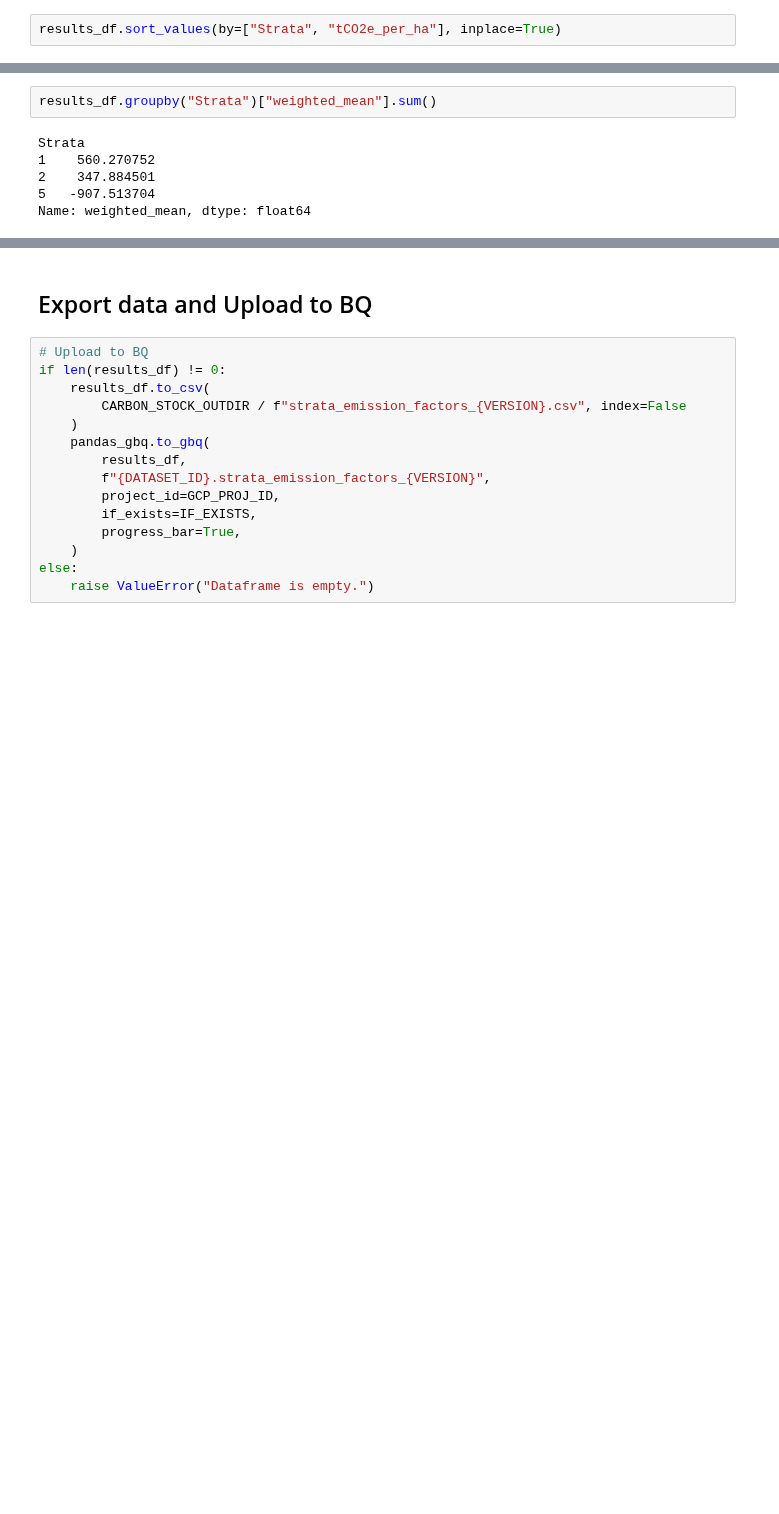
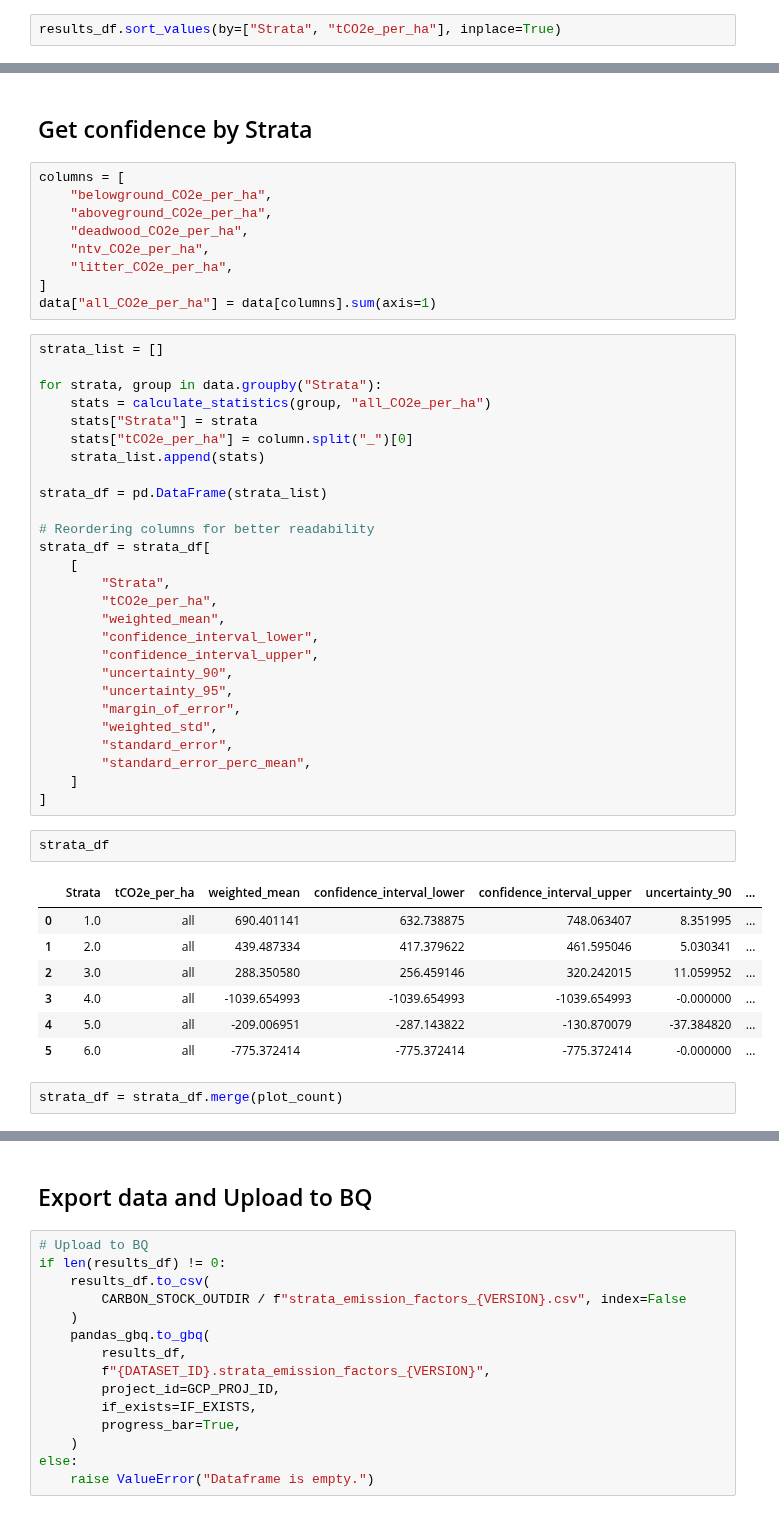
Before and after one commit to rnvllflores/ERRCalculator, a Jupyter notebook: notebooks/02_carbon_stock/04_uncertainty_per_strata.ipynb, the cells around one changed output, grey strips where cells are left out. Saved outputs shown, nothing was run; the diff lists cells and outputs as text; blank space fills up the shorter version.

```diff
--- a/notebooks/02_carbon_stock/04_uncertainty_per_strata.ipynb
+++ b/notebooks/02_carbon_stock/04_uncertainty_per_strata.ipynb
@@ -415,8 +424,50 @@ results_df[
-# %%
-results_df.groupby("Strata")["weighted_mean"].sum()
-# %% [output]
-Strata
-1    560.270752
-2    347.884501
-5   -907.513704
-Name: weighted_mean, dtype: float64
+# %% [markdown]
+## Get confidence by Strata
+# %%
+columns = [
+    "belowground_CO2e_per_ha",
+    "aboveground_CO2e_per_ha",
+    "deadwood_CO2e_per_ha",
+    "ntv_CO2e_per_ha",
+    "litter_CO2e_per_ha",
+]
+data["all_CO2e_per_ha"] = data[columns].sum(axis=1)
+# %%
+strata_list = []
+
+for strata, group in data.groupby("Strata"):
+    stats = calculate_statistics(group, "all_CO2e_per_ha")
+    stats["Strata"] = strata
+    stats["tCO2e_per_ha"] = column.split("_")[0]
+    strata_list.append(stats)
+
+strata_df = pd.DataFrame(strata_list)
+
+# Reordering columns for better readability
+strata_df = strata_df[
+    [
+        "Strata",
+        "tCO2e_per_ha",
+        "weighted_mean",
+        "confidence_interval_lower",
+        "confidence_interval_upper",
+        "uncertainty_90",
+        "uncertainty_95",
+        "margin_of_error",
+        "weighted_std",
+        "standard_error",
+        "standard_error_perc_mean",
+    ]
+]
+# %%
+strata_df
+# %% [output]
+|  | Strata | tCO2e_per_ha | weighted_mean | confidence_interval_lower | confidence_interval_upper | uncertainty_90 | ... |
+| 0 | 1.0 | all | 690.401141 | 632.738875 | 748.063407 | 8.351995 | ... |
+| 1 | 2.0 | all | 439.487334 | 417.379622 | 461.595046 | 5.030341 | ... |
+| 2 | 3.0 | all | 288.350580 | 256.459146 | 320.242015 | 11.059952 | ... |
+| 3 | 4.0 | all | -1039.654993 | -1039.654993 | -1039.654993 | -0.000000 | ... |
+| 4 | 5.0 | all | -209.006951 | -287.143822 | -130.870079 | -37.384820 | ... |
+| 5 | 6.0 | all | -775.372414 | -775.372414 | -775.372414 | -0.000000 | ... |
+# %%
+strata_df = strata_df.merge(plot_count)
```
Also changed, not shown: parts of 11 cells of this notebook, 18 other files.
